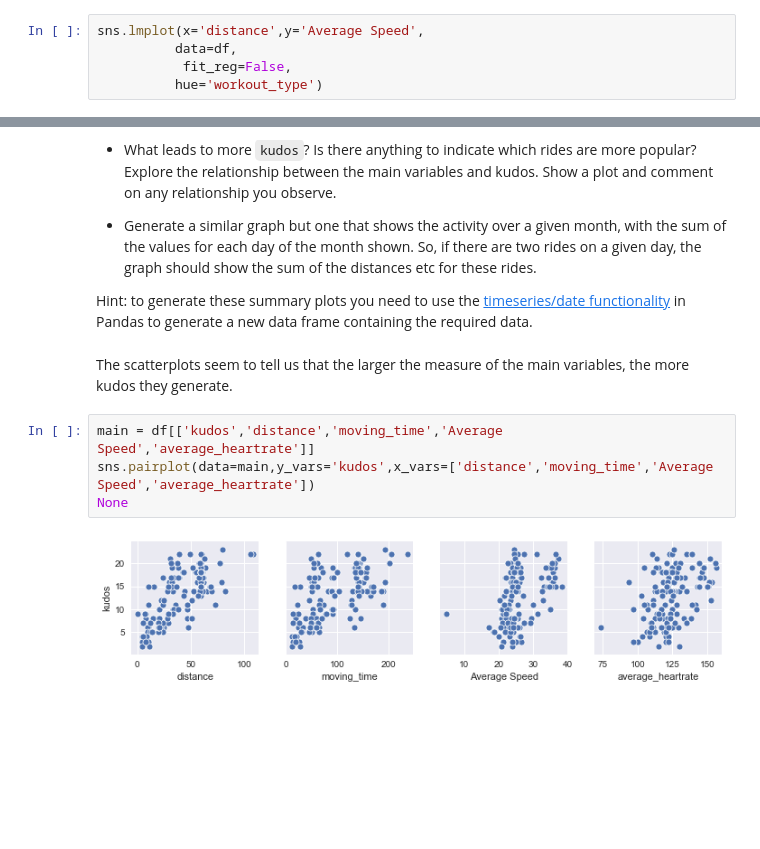
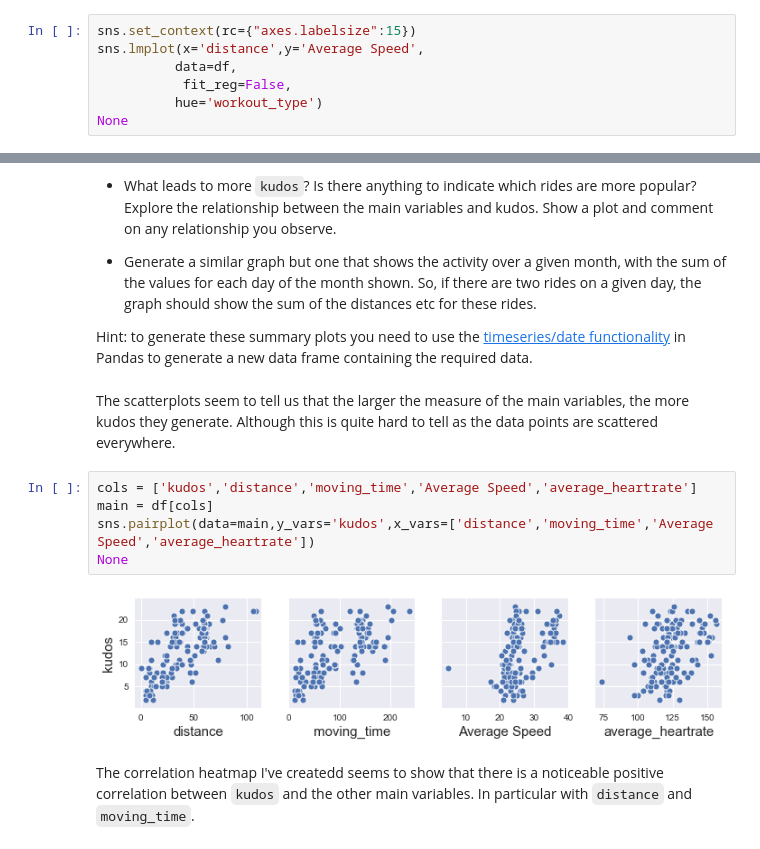
Before and after one commit to BinaryPogs/COMP257Portfolio, a Jupyter notebook: Portfolio 1.ipynb, the cells around one changed output, grey strips where cells are left out. Saved outputs shown, nothing was run; the diff lists cells and outputs as text; blank space fills up the shorter version.

```diff
--- a/Portfolio 1.ipynb
+++ b/Portfolio 1.ipynb
@@ -182,6 +209,8 @@ Use scatter plots with different colours for each category to explore how these
 # %%
+sns.set_context(rc={"axes.labelsize":15})
 sns.lmplot(x='distance',y='Average Speed',
           data=df,
            fit_reg=False,
           hue='workout_type')
+None
 # %% [output]
@@ -283,10 +298,13 @@ sns.boxplot(x='workout_type',y='distance',data=df)
 
 Hint: to generate these summary plots you need to use the [timeseries/date functionality](https://pandas.pydata.org/pandas-docs/stable/user_guide/timeseries.html) in Pandas to generate a new data frame containing the required data.
 # %% [markdown]
-The scatterplots seem to tell us that the larger the measure of the main variables, the more kudos they generate.
+The scatterplots seem to tell us that the larger the measure of the main variables, the more kudos they generate. Although this is quite hard to tell as the data points are scattered everywhere.
 # %%
-main = df[['kudos','distance','moving_time','Average Speed','average_heartrate']]
+cols = ['kudos','distance','moving_time','Average Speed','average_heartrate']
+main = df[cols]
 sns.pairplot(data=main,y_vars='kudos',x_vars=['distance','moving_time','Average Speed','average_heartrate'])
 None
 # %% [output]
-[figure, old version]
+[figure, new version]
+# %% [markdown]
+The correlation heatmap I've createdd seems to show that there is a noticeable positive correlation between `kudos` and the other main variables. In particular with `distance` and `moving_time`.
```
Also changed, not shown: parts of 42 cells of this notebook.
